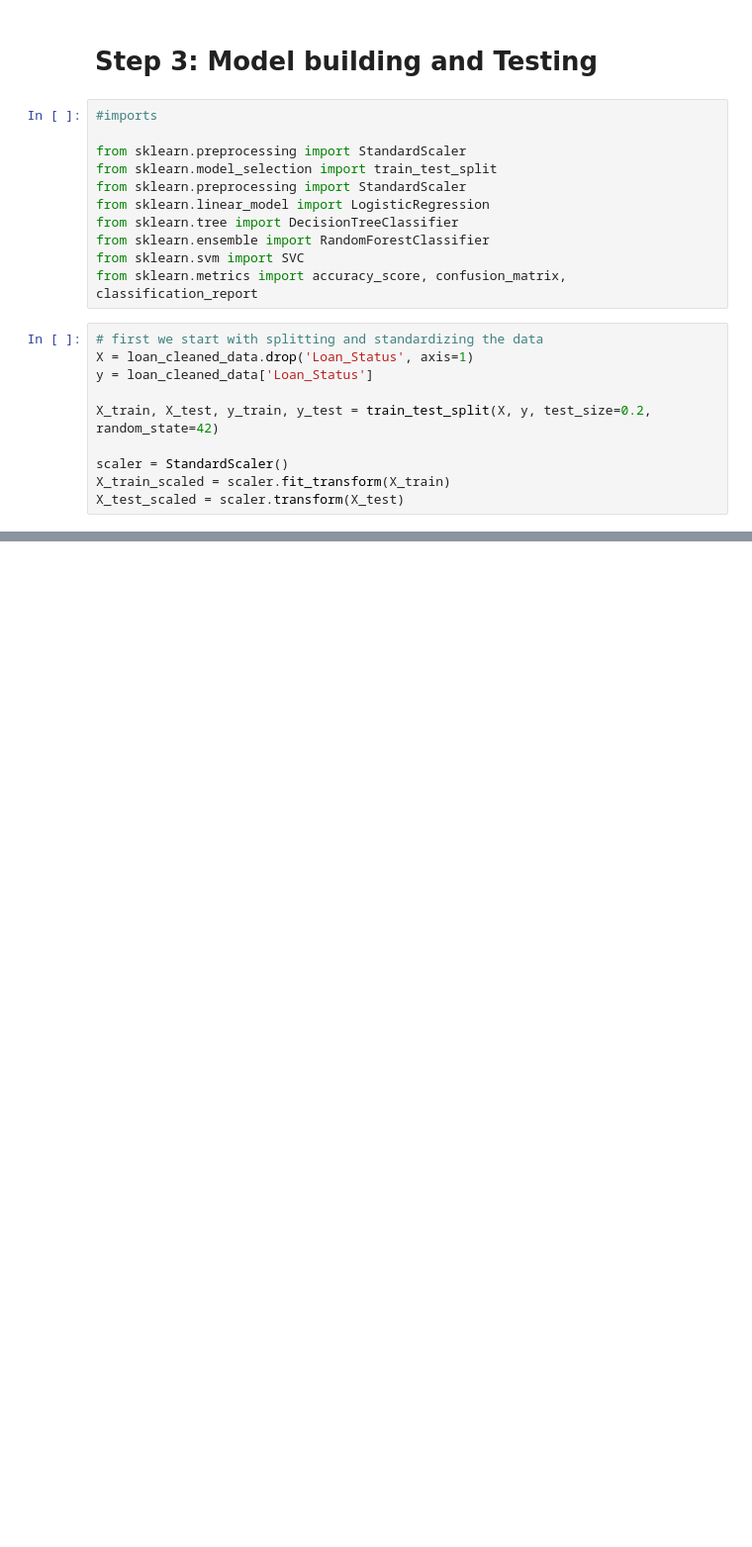
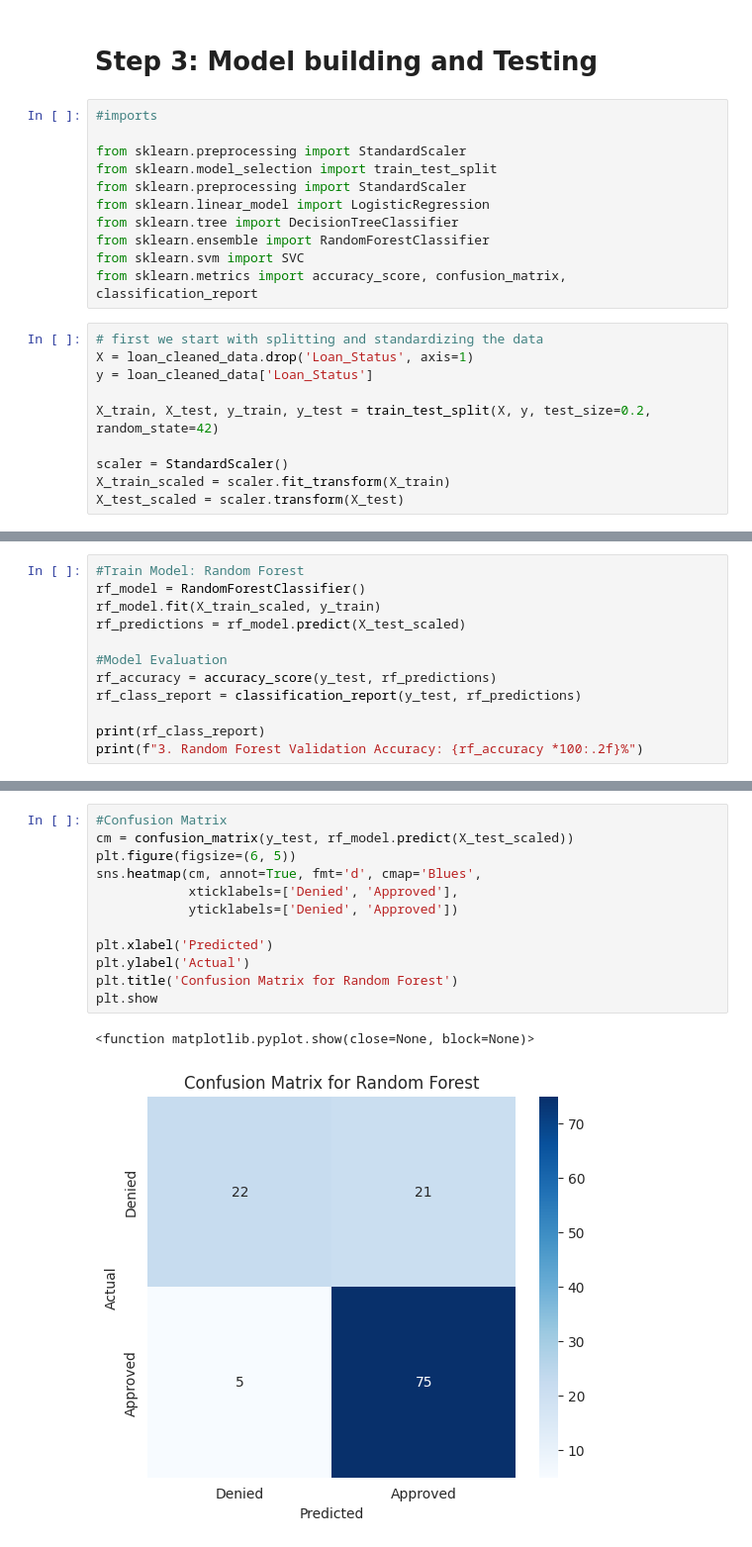
Before and after one commit to polokocodes/Data-Science---ML-Projects, a Jupyter notebook: EDA_Loan_prediction.ipynb, the cells around one changed output, grey strips where cells are left out. Shown at 99% size. Saved outputs shown, nothing was run; the diff lists cells and outputs as text; blank space fills up the shorter version.

```diff
--- a/EDA_Loan_prediction.ipynb
+++ b/EDA_Loan_prediction.ipynb
@@ -501,0 +524,12 @@ plt.show
+# %%
+#Train Model: Random Forest
+rf_model = RandomForestClassifier()
+rf_model.fit(X_train_scaled, y_train)
+rf_predictions = rf_model.predict(X_test_scaled)
+
+#Model Evaluation
+rf_accuracy = accuracy_score(y_test, rf_predictions)
+rf_class_report = classification_report(y_test, rf_predictions)
+
+print(rf_class_report)
+print(f"3. Random Forest Validation Accuracy: {rf_accuracy *100:.2f}%")
@@ -501,0 +547,15 @@ plt.show
+# %%
+#Confusion Matrix
+cm = confusion_matrix(y_test, rf_model.predict(X_test_scaled))
+plt.figure(figsize=(6, 5))
+sns.heatmap(cm, annot=True, fmt='d', cmap='Blues',
+            xticklabels=['Denied', 'Approved'],
+            yticklabels=['Denied', 'Approved'])
+
+plt.xlabel('Predicted')
+plt.ylabel('Actual')
+plt.title('Confusion Matrix for Random Forest')
+plt.show
+# %% [output]
+<function matplotlib.pyplot.show(close=None, block=None)>
+[figure, added]
```
Also changed, not shown: parts of 8 cells of this notebook.
